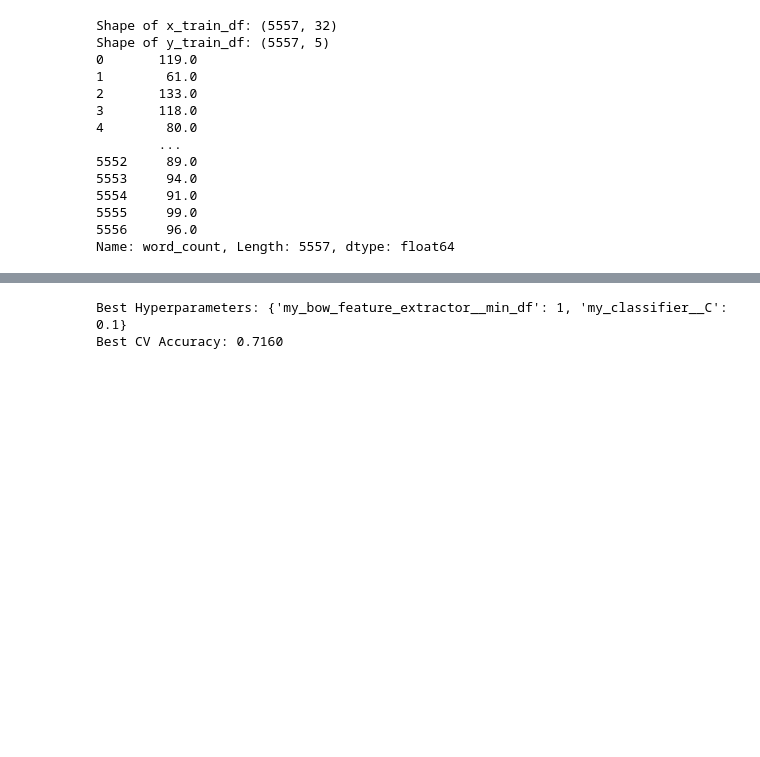
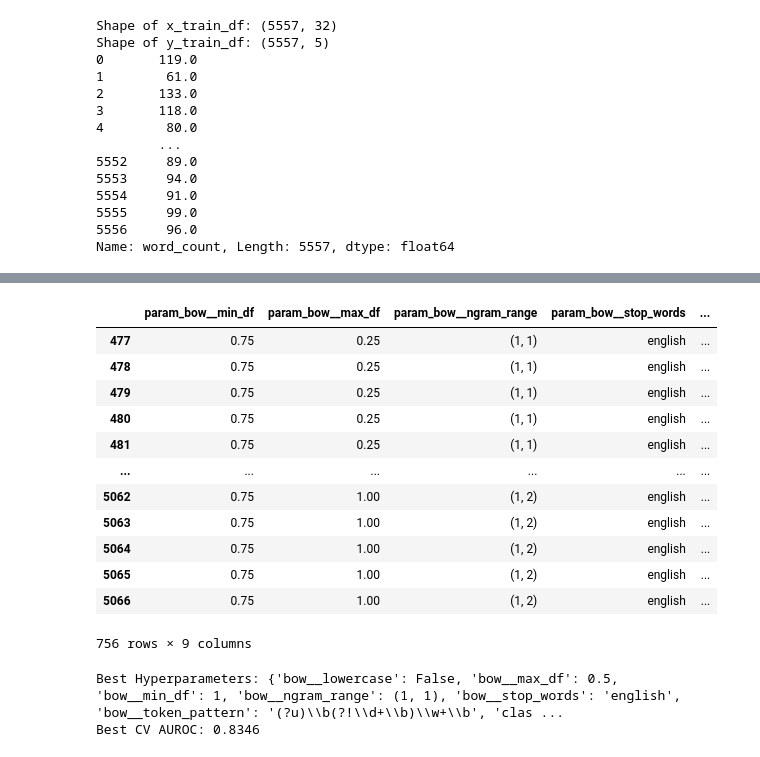
Before and after one commit to Annnl/cs135-25s-assignments, a Jupyter notebook: projectA/projA.ipynb, the cells around one changed output, grey strips where cells are left out. Drawn from its saved outputs; the diff is of its cells as text; code cells hidden in the pictures; blank space fills up the shorter version.

```diff
--- a/projectA/projA.ipynb
+++ b/projectA/projA.ipynb
@@ -151,3 +175,21 @@ gsearch_results_df[param_keys + ['mean_test_score', 'rank_test_score']]
+# %%
+test = gsearch_results_df[gsearch_results_df['mean_test_score'].isnull()]
+test = test[test['param_bow__min_df']==0.75]
+test[param_keys + ['mean_test_score', 'rank_test_score']]
+# %% [output]
+|  | param_bow__min_df | param_bow__max_df | param_bow__ngram_range | param_bow__stop_words | ... |
+| 477 | 0.75 | 0.25 | (1, 1) | english | ... |
+| 478 | 0.75 | 0.25 | (1, 1) | english | ... |
+| 479 | 0.75 | 0.25 | (1, 1) | english | ... |
+| 480 | 0.75 | 0.25 | (1, 1) | english | ... |
+| 481 | 0.75 | 0.25 | (1, 1) | english | ... |
+| ... | ... | ... | ... | ... | ... |
+| 5062 | 0.75 | 1.00 | (1, 2) | english | ... |
+| 5063 | 0.75 | 1.00 | (1, 2) | english | ... |
+| 5064 | 0.75 | 1.00 | (1, 2) | english | ... |
+| 5065 | 0.75 | 1.00 | (1, 2) | english | ... |
+| 5066 | 0.75 | 1.00 | (1, 2) | english | ... |
+756 rows × 9 columns
 # %%
 # Get the best-trained model (automatically refit on full training data)
 best_model = grid_searcher.best_estimator_
@@ -158,7 +200,7 @@ print("Best Hyperparameters:", best_params)
 
 # Best cross-validation score (average accuracy across folds)
 best_score = grid_searcher.best_score_
-print(f"Best CV Accuracy: {best_score:.4f}")
+print(f"Best CV AUROC: {best_score:.4f}")
 # %% [output]
-Best Hyperparameters: {'my_bow_feature_extractor__min_df': 1, 'my_classifier__C': 0.1}
-Best CV Accuracy: 0.7160
+Best Hyperparameters: {'bow__lowercase': False, 'bow__max_df': 0.5, 'bow__min_df': 1, 'bow__ngram_range': (1, 1), 'bow__stop_words': 'english', 'bow__token_pattern': '(?u)\\b(?!\\d+\\b)\\w+\\b', 'clas ...
+Best CV AUROC: 0.8346
```
Also changed, not shown: parts of 9 cells of this notebook, 3 other files.
